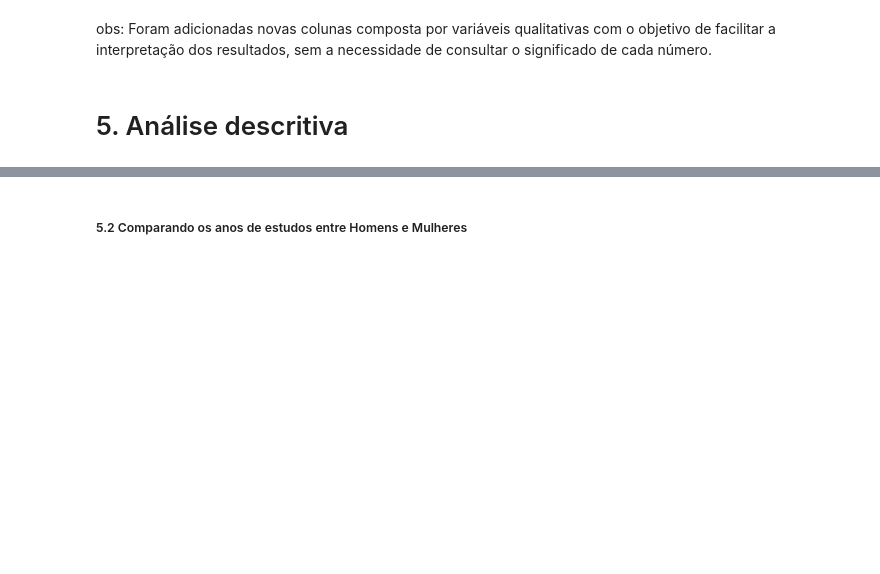
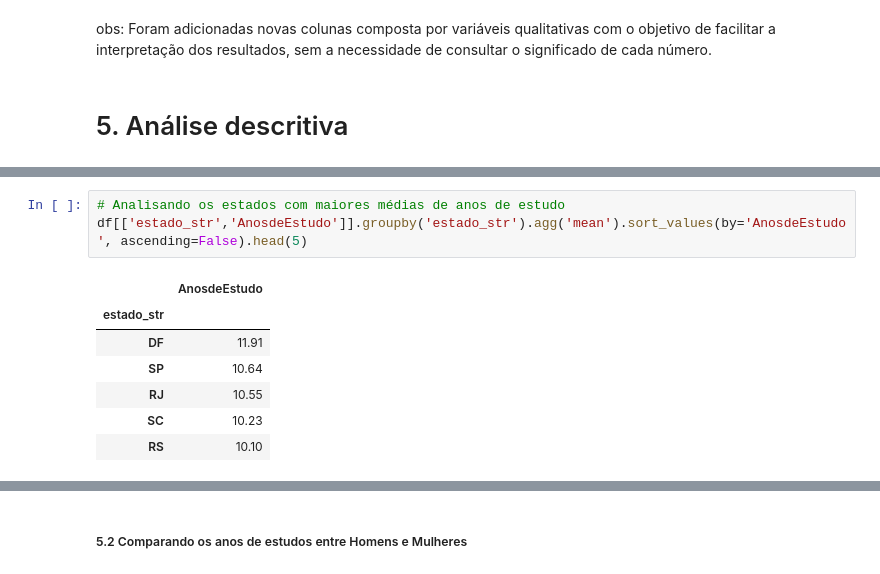
Before and after one commit to pedroogarcez/projeto_ibge, a Jupyter notebook: ibge_analise_de_dados.ipynb, the cells around one changed output, grey strips where cells are left out. Saved outputs shown, nothing was run; the diff lists cells and outputs as text; blank space fills up the shorter version.

```diff
--- a/ibge_analise_de_dados.ipynb
+++ b/ibge_analise_de_dados.ipynb
@@ -94,0 +97,11 @@ plt.ylabel('Frequência');
+# %%
+# Analisando os estados com maiores médias de anos de estudo
+df[['estado_str','AnosdeEstudo']].groupby('estado_str').agg('mean').sort_values(by='AnosdeEstudo', ascending=False).head(5)
+# %% [output]
+|  | AnosdeEstudo |
+| estado_str |  |
+| DF | 11.91 |
+| SP | 10.64 |
+| RJ | 10.55 |
+| SC | 10.23 |
+| RS | 10.10 |
```
Also changed, not shown: parts of 13 cells of this notebook.
